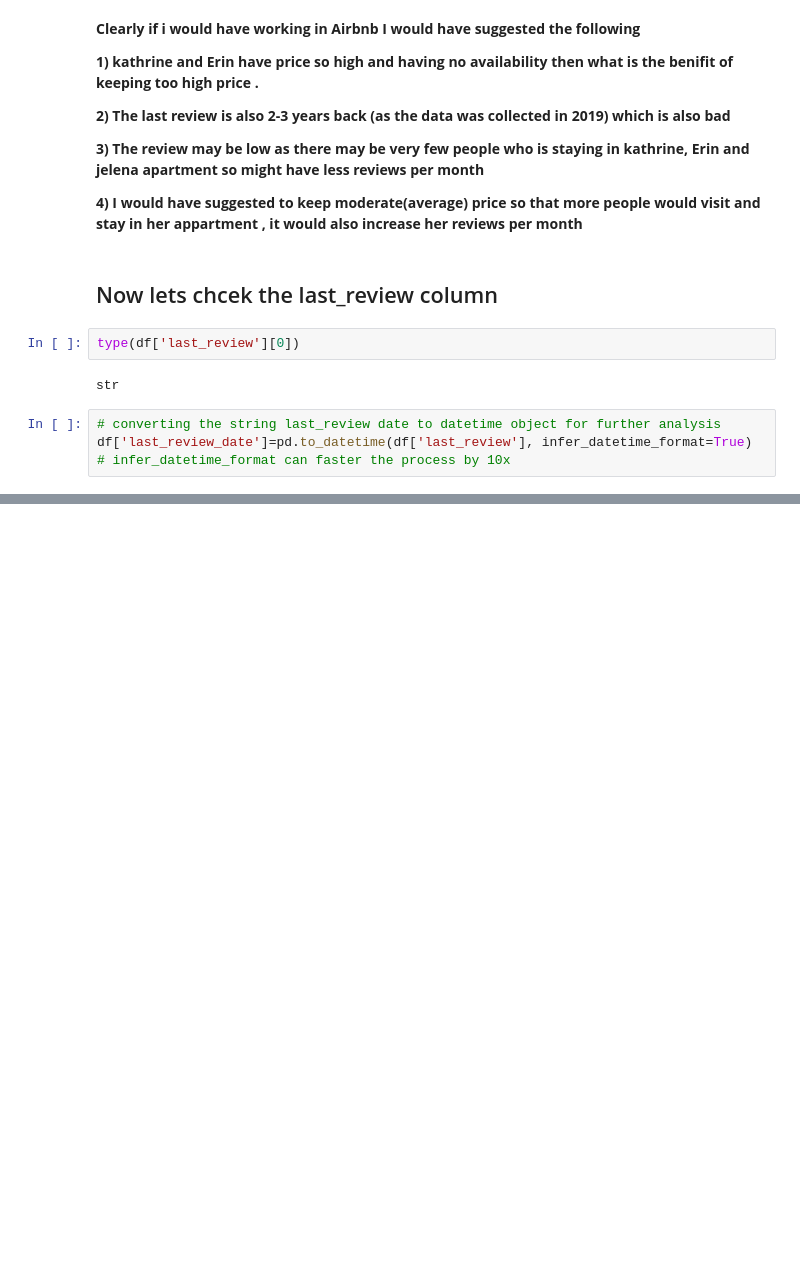
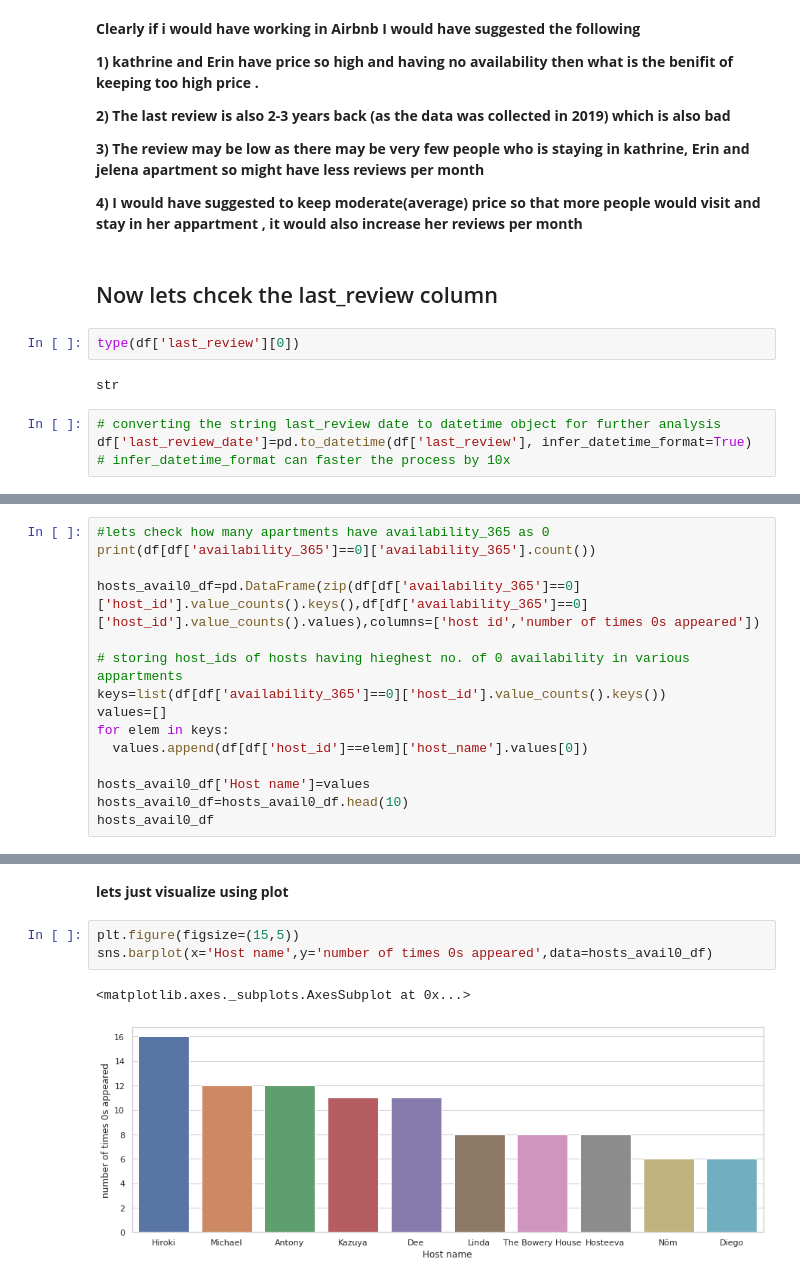
Before and after one commit to vaibhav251999/EDA-capstone-project, a Jupyter notebook: Airbnb_Bookings_Analysis_Capstone_Project.ipynb, the cells around one changed output, grey strips where cells are left out. Saved outputs shown, nothing was run; the diff lists cells and outputs as text; blank space fills up the shorter version.

```diff
--- a/Airbnb_Bookings_Analysis_Capstone_Project.ipynb
+++ b/Airbnb_Bookings_Analysis_Capstone_Project.ipynb
@@ -387,0 +472,15 @@ df.sort_values(by='number_of_reviews',ascending=False).head(5)
+# %%
+#lets check how many apartments have availability_365 as 0
+print(df[df['availability_365']==0]['availability_365'].count())
+
+hosts_avail0_df=pd.DataFrame(zip(df[df['availability_365']==0]['host_id'].value_counts().keys(),df[df['availability_365']==0]['host_id'].value_counts().values),columns=['host id','number of times 0s appeared'])
+
+# storing host_ids of hosts having hieghest no. of 0 availability in various appartments
+keys=list(df[df['availability_365']==0]['host_id'].value_counts().keys())
+values=[]
+for elem in keys:
+  values.append(df[df['host_id']==elem]['host_name'].values[0])
+
+hosts_avail0_df['Host name']=values
+hosts_avail0_df=hosts_avail0_df.head(10)
+hosts_avail0_df
@@ -387,0 +500,8 @@ df.sort_values(by='number_of_reviews',ascending=False).head(5)
+# %% [markdown]
+**lets just visualize using plot**
+# %%
+plt.figure(figsize=(15,5))
+sns.barplot(x='Host name',y='number of times 0s appeared',data=hosts_avail0_df)
+# %% [output]
+<matplotlib.axes._subplots.AxesSubplot at 0x...>
+[figure, added]
```
Also changed, not shown: parts of 35 cells of this notebook.
